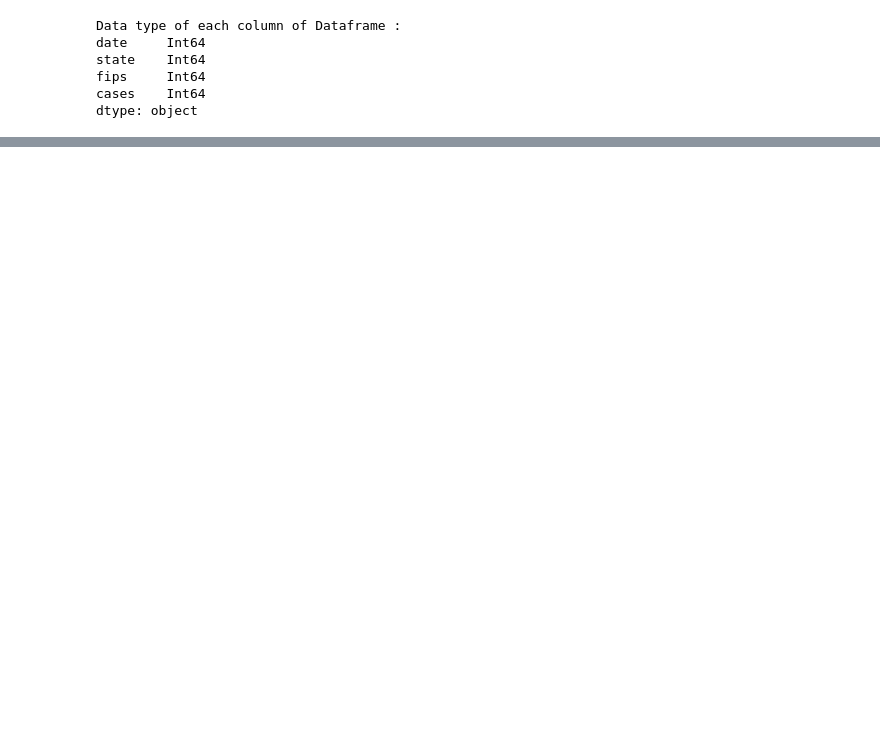
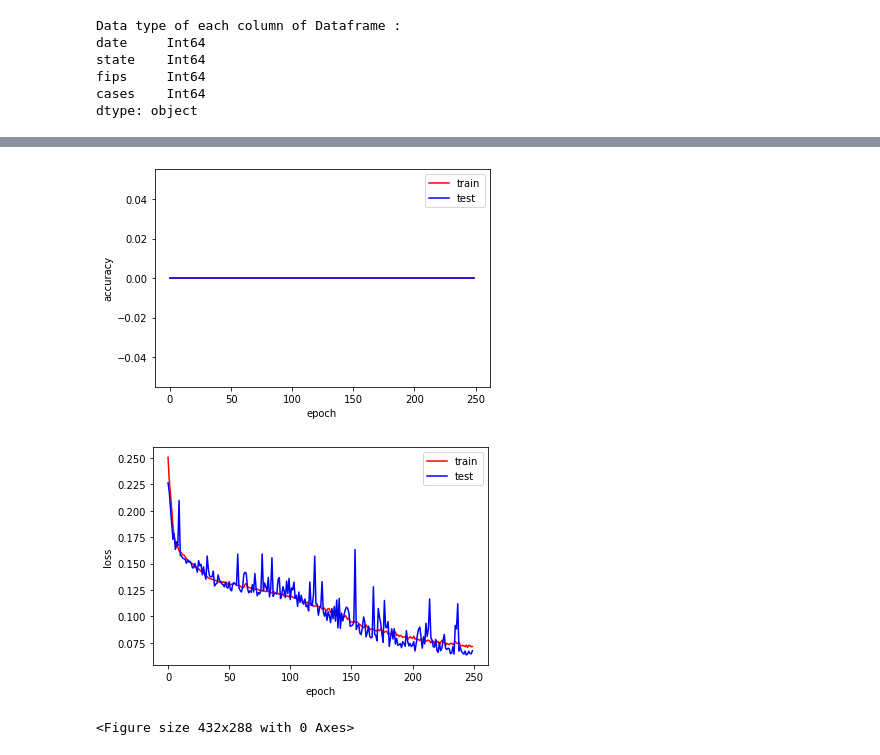
Before and after one commit to LordOfRaptor/Study-USA-Covid-19-Data, a Jupyter notebook: src/Result.ipynb, the cells around one changed output, grey strips where cells are left out. Drawn from its saved outputs; the diff is of its cells as text; code cells hidden in the pictures; blank space fills up the shorter version.

Commit message:
Pour Jc les results

```diff
--- a/src/Result.ipynb
+++ b/src/Result.ipynb
@@ -131,4 +131,7 @@ print(df)
 [775477 rows x 6 columns]
 # %%
 df_no_county = df.iloc[:,[0,2,3,4,5]]
-df_no_county
+from sklearn.utils import shuffle
+df_no_county = shuffle(df_no_county)
+df_no_county_pred = df_no_county.iloc[:100,]
+df_no_county = df_no_county.iloc[100:,]
@@ -248,16 +239,17 @@ def create_model():
     Create a fully connected neural network with one input layer, one hidden layer and one output layer with softmax activation.
     '''
     input_layer = keras.layers.Input(shape=(4,)) # Input layer
-    h = keras.layers.Dense(16, activation="relu")(input_layer)
-    h = keras.layers.Dense(12, activation="relu")(h)# Hidden layer
-    h = keras.layers.Dense(24, activation="relu")(h)
-    h = keras.layers.Dense(32, activation="relu")(h)
+    h = keras.layers.Dense(32, activation="relu")(input_layer)
+    h = keras.layers.Dense(16, activation="relu")(h)# Hidden layer
+    h = keras.layers.Dense(4, activation="relu")(h)
+    #h = keras.layers.Dense(24, activation="relu")(h)
+    #h = keras.layers.Dense(32, activation="relu")(h)
     h = keras.layers.Dense(1)(h) # Output layer
     model = keras.models.Model(inputs=input_layer, outputs=h)
     return model
 # %%
 model = create_model() # We create the model
-model.compile(optimizer=keras.optimizers.SGD(learning_rate=1e-4), loss='mean_squared_error', metrics=['accuracy']) # Compile the model: define optimizer, loss and eventual metrics
+model.compile(optimizer=keras.optimizers.SGD(learning_rate=1e-2), loss='mean_squared_error', metrics=['accuracy']) # Compile the model: define optimizer, loss and eventual metrics
 # %%
 
 dataTypeSeries = df_data.dtypes
@@ -272,9 +264,9 @@ fips     Int64
 cases    Int64
 dtype: object
 # %%
-model_history = model.fit(df_data_train.to_numpy(),df_result_train,
-                          batch_size=128,
+model_history = model.fit(df_data_train_2,df_result_train_2,
+                          batch_size=512,
                           epochs=250,
-                          validation_data=(df_data_test.to_numpy(),df_result_test))
+                          validation_data=(df_data_test_2,df_result_test_2))
 # %% [output]
 Epoch 1/250
@@ -297,0 +356,22 @@ KeyboardInterrupt:
+# %%
+t = range(250)
+
+plt.plot(t,model_history.history["accuracy"],'r', label='train', linewidth=1.5)
+plt.plot(t,model_history.history["val_accuracy"],'b', label='test', linewidth=1.5)
+plt.ylabel('accuracy')
+plt.xlabel('epoch')
+plt.legend()
+plt.show()
+plt.clf()
+
+plt.plot(t,model_history.history["loss"],'r', label='train', linewidth=1.5)
+plt.plot(t,model_history.history["val_loss"],'b', label='test', linewidth=1.5)
+plt.ylabel('loss')
+plt.xlabel('epoch')
+plt.legend()
+plt.show()
+plt.clf()
+# %% [output]
+[figure, added]
+[figure, added]
+<Figure size 432x288 with 0 Axes>
```
Also changed, not shown: parts of 18 cells of this notebook.
